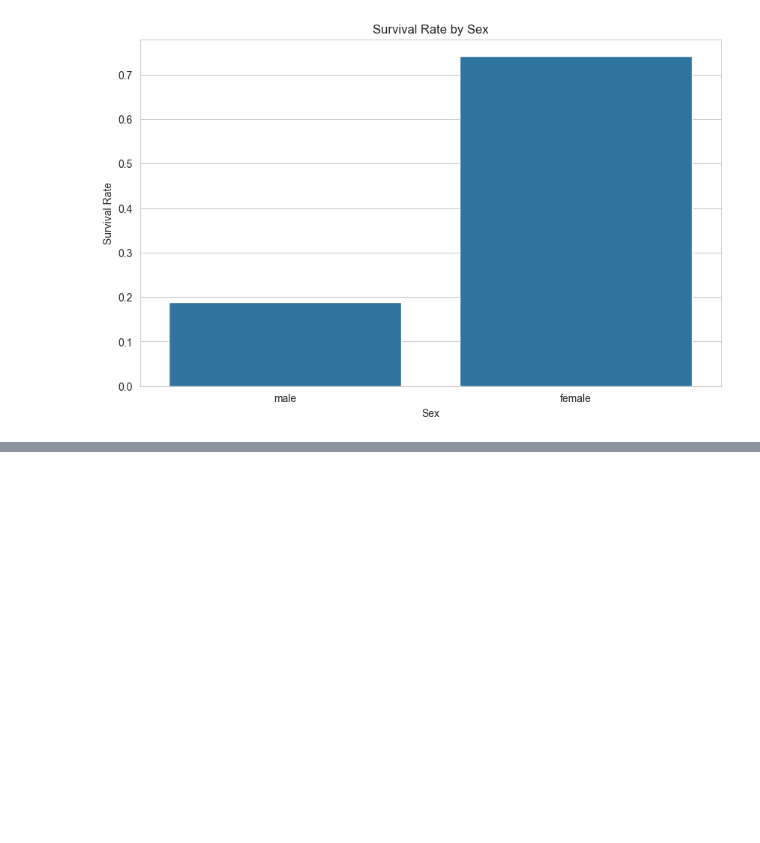
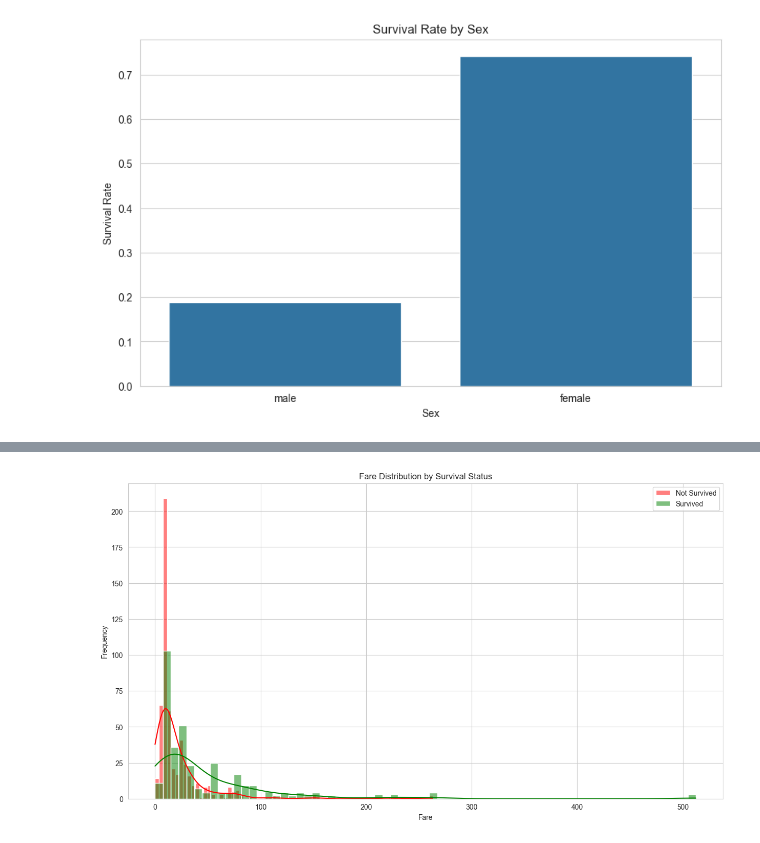
Before and after one commit to chillpill3023/titanicda, a Jupyter notebook: prog.ipynb, the cells around one changed output, grey strips where cells are left out. Cells and saved outputs as stored; diff of their text form; code cells hidden in the pictures; blank space fills up the shorter version.

```diff
--- a/prog.ipynb
+++ b/prog.ipynb
@@ -219,0 +248,11 @@ plt.show()
+# %%
+plt.figure(figsize=(15,8))
+sns.histplot(df[df['Survived']==0]['Fare'].dropna(), bins=69, kde=True, color='red', label='Not Survived')
+sns.histplot(df[df['Survived']==1]['Fare'].dropna(), bins=69, kde=True, color='green', label='Survived')
+plt.title('Fare Distribution by Survival Status')
+plt.xlabel('Fare')
+plt.ylabel('Frequency')
+plt.legend()
+plt.show()
+# %% [output]
+[figure, added]
```
Also changed, not shown: parts of 36 cells of this notebook.
